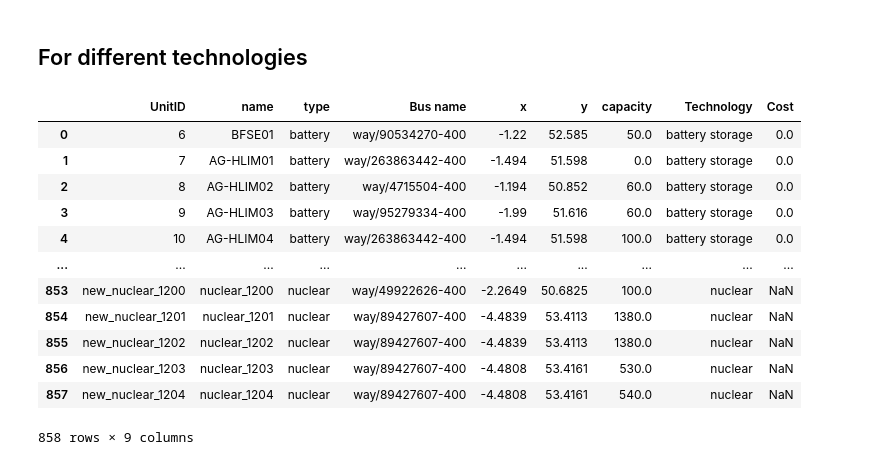
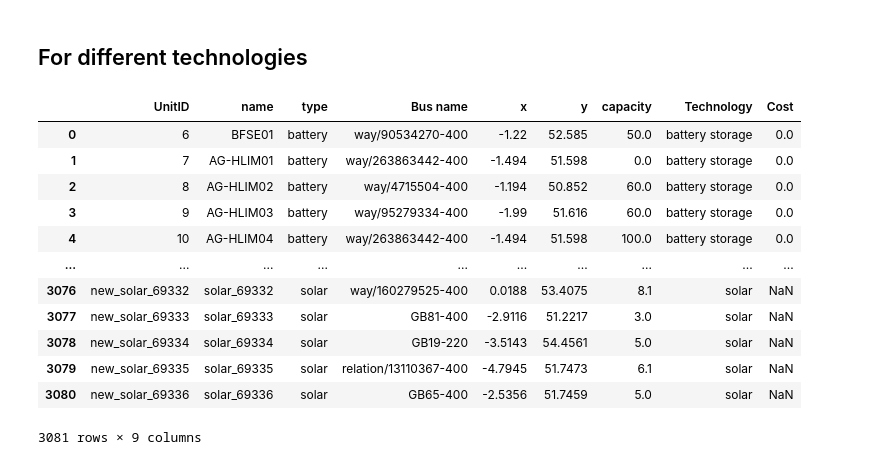
Before and after one commit to zhichuanma/Nature-EV, a Jupyter notebook: data/Units_data_compare/Units_data_compare.ipynb, the cells around one changed output. Drawn from its saved outputs; the diff is of its cells as text; code cells hidden in the pictures.

Commit message:
solar added

```diff
--- a/data/Units_data_compare/Units_data_compare.ipynb
+++ b/data/Units_data_compare/Units_data_compare.ipynb
@@ -214,21 +214,21 @@ df_Units_modified
 # %%
 from assign_units import assign_tech_units
 
-Technologies = ['biomass', 'hydro', 'nuclear']
+Technologies = ['biomass', 'hydro', 'nuclear', 'solar']
 for tech in Technologies:
     df_Units_modified = assign_tech_units(df_Units_modified=df_Units_modified, df_Buses=df_Buses, tech=tech)[1]
 df_Units_modified
 # %% [output]
 |  | UnitID | name | type | Bus name | x | y | capacity | Technology | Cost |
 | 0 | 6 | BFSE01 | battery | way/90534270-400 | -1.22 | 52.585 | 50.0 | battery storage | 0.0 |
 | 1 | 7 | AG-HLIM01 | battery | way/263863442-400 | -1.494 | 51.598 | 0.0 | battery storage | 0.0 |
 | 2 | 8 | AG-HLIM02 | battery | way/4715504-400 | -1.194 | 50.852 | 60.0 | battery storage | 0.0 |
 | 3 | 9 | AG-HLIM03 | battery | way/95279334-400 | -1.99 | 51.616 | 60.0 | battery storage | 0.0 |
 | 4 | 10 | AG-HLIM04 | battery | way/263863442-400 | -1.494 | 51.598 | 100.0 | battery storage | 0.0 |
 | ... | ... | ... | ... | ... | ... | ... | ... | ... | ... |
-| 853 | new_nuclear_1200 | nuclear_1200 | nuclear | way/49922626-400 | -2.2649 | 50.6825 | 100.0 | nuclear | NaN |
-| 854 | new_nuclear_1201 | nuclear_1201 | nuclear | way/89427607-400 | -4.4839 | 53.4113 | 1380.0 | nuclear | NaN |
-| 855 | new_nuclear_1202 | nuclear_1202 | nuclear | way/89427607-400 | -4.4839 | 53.4113 | 1380.0 | nuclear | NaN |
-| 856 | new_nuclear_1203 | nuclear_1203 | nuclear | way/89427607-400 | -4.4808 | 53.4161 | 530.0 | nuclear | NaN |
-| 857 | new_nuclear_1204 | nuclear_1204 | nuclear | way/89427607-400 | -4.4808 | 53.4161 | 540.0 | nuclear | NaN |
+| 3076 | new_solar_69332 | solar_69332 | solar | way/160279525-400 | 0.0188 | 53.4075 | 8.1 | solar | NaN |
+| 3077 | new_solar_69333 | solar_69333 | solar | GB81-400 | -2.9116 | 51.2217 | 3.0 | solar | NaN |
+| 3078 | new_solar_69334 | solar_69334 | solar | GB19-220 | -3.5143 | 54.4561 | 5.0 | solar | NaN |
+| 3079 | new_solar_69335 | solar_69335 | solar | relation/13110367-400 | -4.7945 | 51.7473 | 6.1 | solar | NaN |
+| 3080 | new_solar_69336 | solar_69336 | solar | GB65-400 | -2.5356 | 51.7459 | 5.0 | solar | NaN |
-858 rows × 9 columns
+3081 rows × 9 columns
```
Also changed, not shown: 2 other files.
